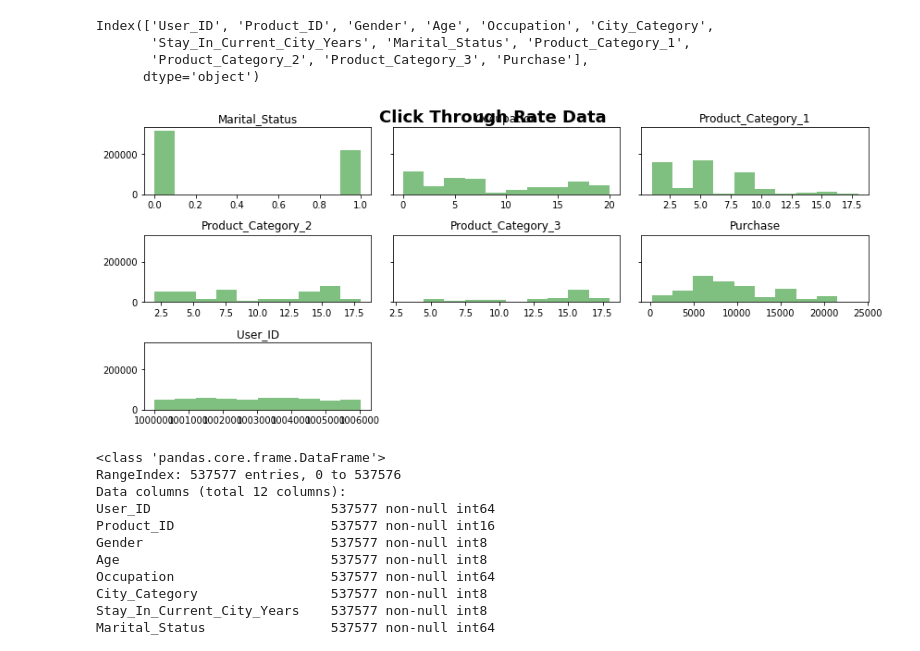
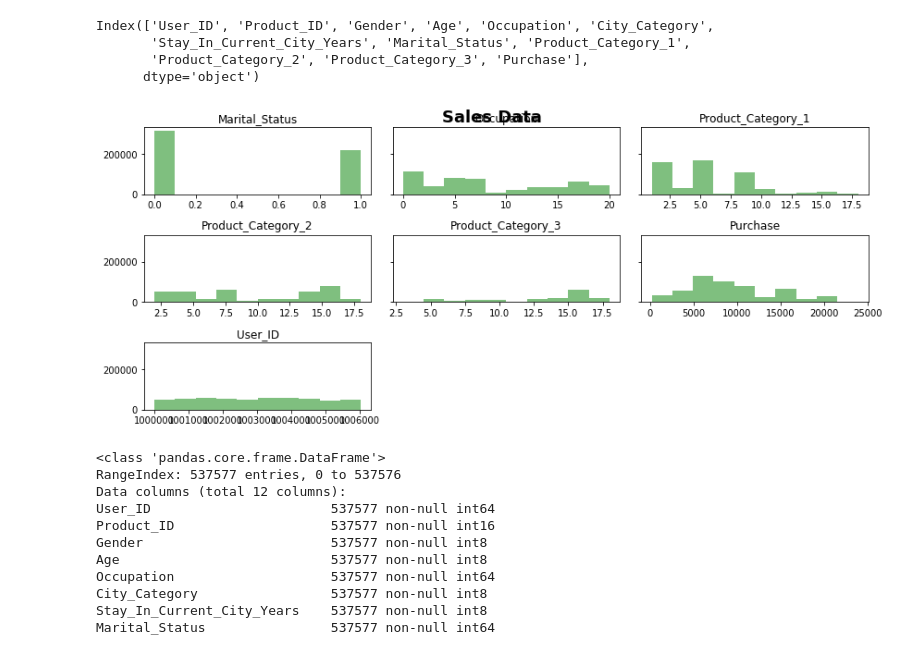
Before and after one commit to cjherman6/black_friday, a Jupyter notebook: Black_Friday.ipynb, the cells around one changed output. Drawn from its saved outputs; the diff is of its cells as text; code cells hidden in the pictures.

```diff
--- a/Black_Friday.ipynb
+++ b/Black_Friday.ipynb
@@ -64,13 +65,13 @@ Index(['User_ID', 'Product_ID', 'Gender', 'Age', 'Occupation', 'City_Category',
 # %%
 def plot_hist(df, title, color):
     df.hist(figsize=(12, 5), sharey=True, grid=False, color=color, alpha=0.5)
     plt.suptitle(title, size=18, weight='bold')
     plt.tight_layout()
     plt.show()
 
-plot_hist(df, 'Click Through Rate Data', 'g')
+plot_hist(df, 'Sales Data', 'g')
 # %% [output]
-[figure, old version]
+[figure, new version]
 # %%
 filled_df = df.fillna(-1).copy()
 # %%
```
Also changed, not shown: parts of 12 cells of this notebook, 2 other files.
